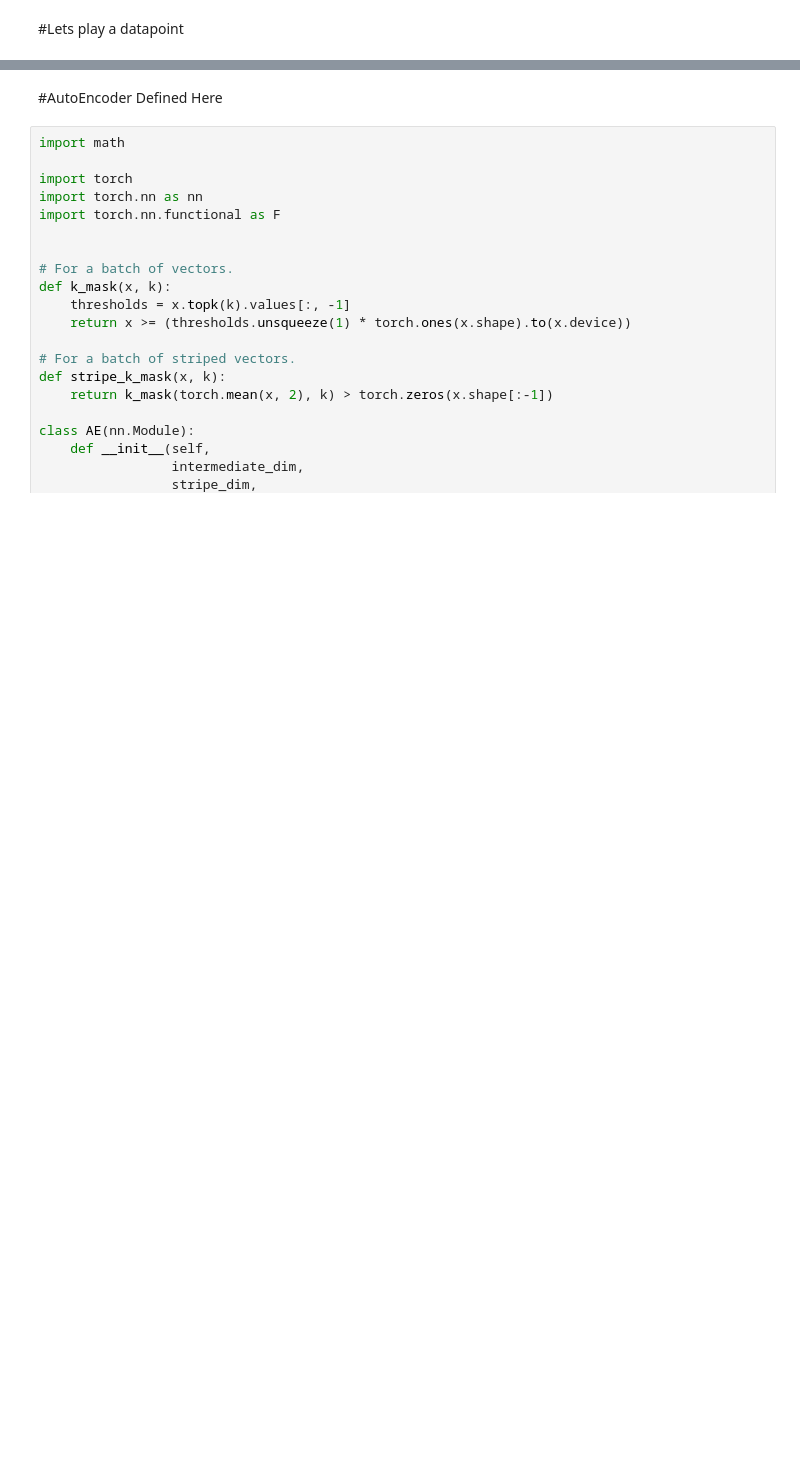
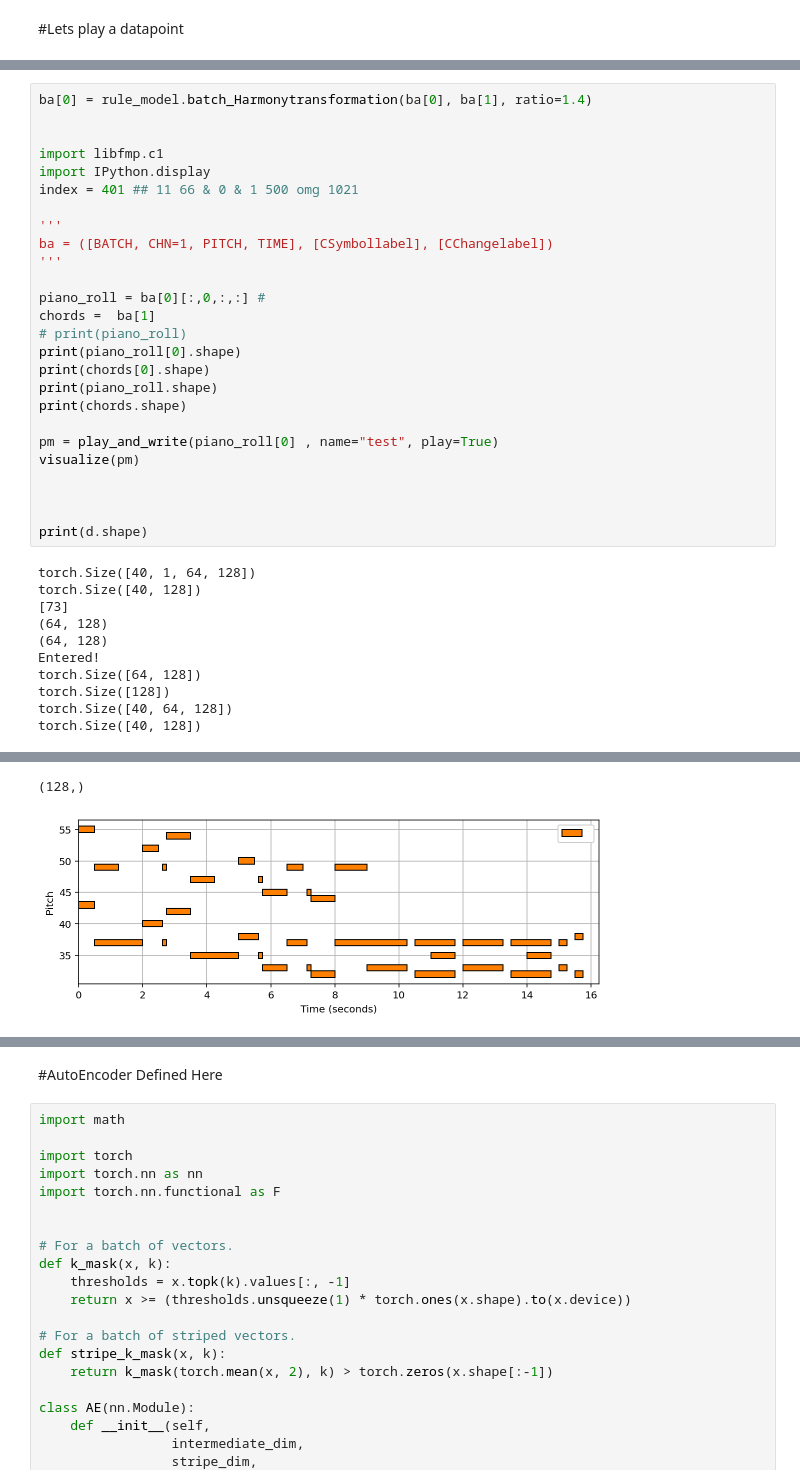
Before and after one commit to jmhuer/Fall2021MusicResearch, a Jupyter notebook: HarmonyReductionAndDecompostion/rulebased.ipynb, the cells around one changed output, grey strips where cells are left out. Cells and saved outputs as stored; diff of their text form; blank space fills up the shorter version.

```diff
--- a/HarmonyReductionAndDecompostion/rulebased.ipynb
+++ b/HarmonyReductionAndDecompostion/rulebased.ipynb
@@ -344,0 +356,37 @@ piano_roll
+# %%
+ba[0] = rule_model.batch_Harmonytransformation(ba[0], ba[1], ratio=1.4)
+
+
+import libfmp.c1
+import IPython.display
+index = 401 ## 11 66 & 0 & 1 500 omg 1021
+
+'''
+ba = ([BATCH, CHN=1, PITCH, TIME], [CSymbollabel], [CChangelabel])
+'''
+
+piano_roll = ba[0][:,0,:,:] #
+chords =  ba[1]
+# print(piano_roll)
+print(piano_roll[0].shape)
+print(chords[0].shape)
+print(piano_roll.shape)
+print(chords.shape)
+
+pm = play_and_write(piano_roll[0] , name="test", play=True)
+visualize(pm)
+
+
+
+print(d.shape)
+# %% [output]
+torch.Size([40, 1, 64, 128])
+torch.Size([40, 128])
+[73]
+(64, 128)
+(64, 128)
+Entered!
+torch.Size([64, 128])
+torch.Size([128])
+torch.Size([40, 64, 128])
+torch.Size([40, 128])
@@ -344,0 +394,2 @@ piano_roll
+(128,)
+[figure, added]
```
Also changed, not shown: parts of 7 cells of this notebook.
